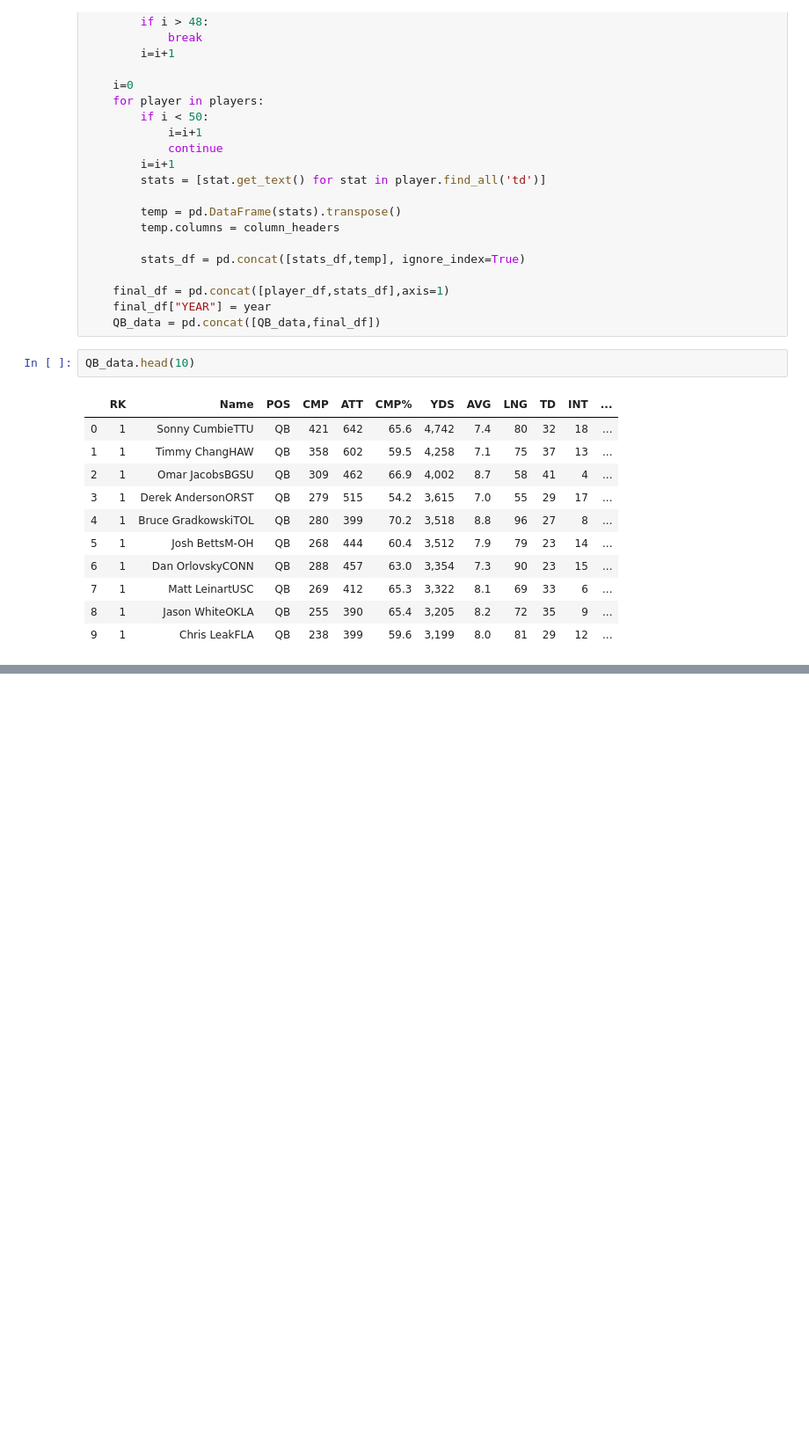
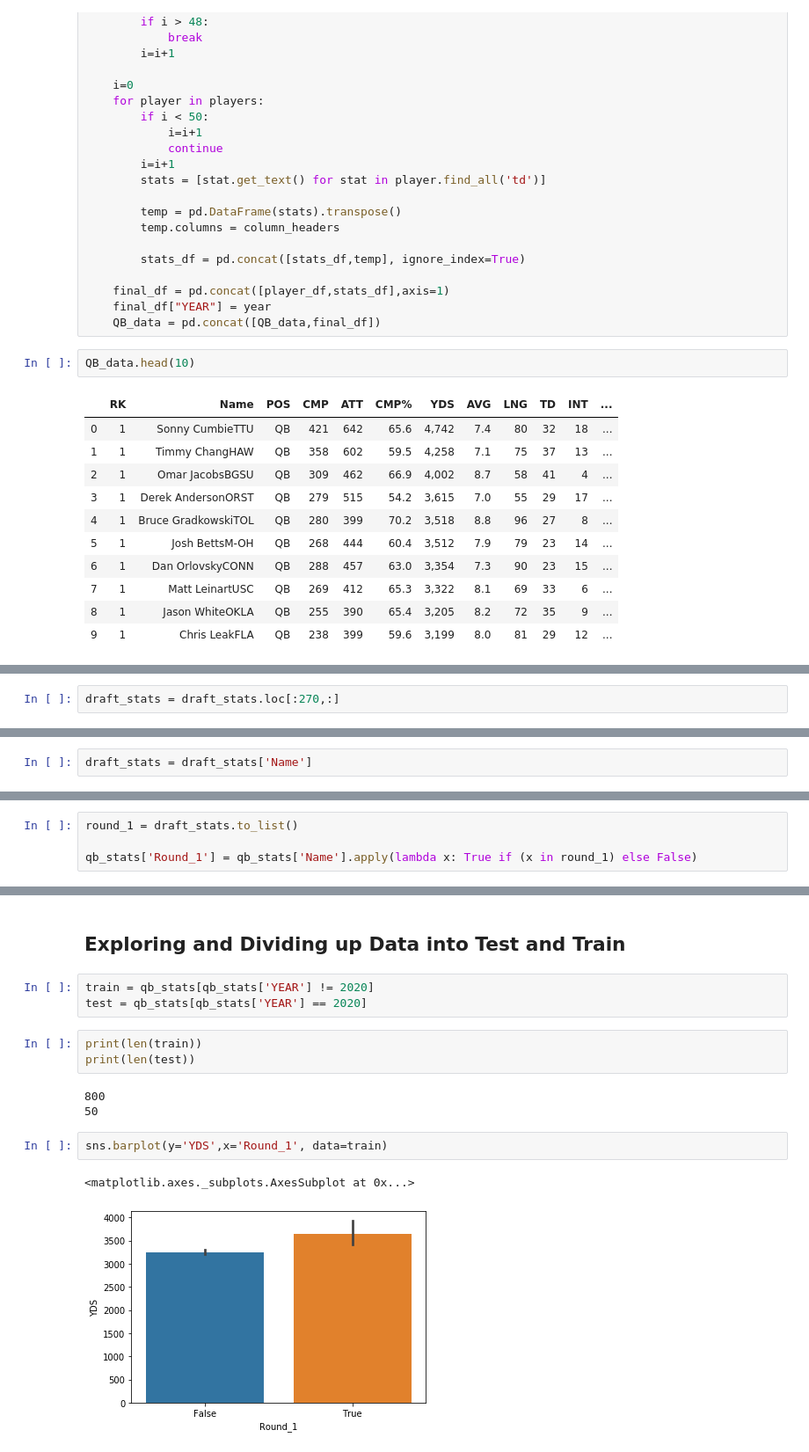
Before and after one commit to chad35/SportsProject, a Jupyter notebook: Project.ipynb, the cells around one changed output, grey strips where cells are left out. Shown: that part at 88% size. Cells and saved outputs as stored; diff of their text form; blank space fills up the shorter version.

```diff
--- a/Project.ipynb
+++ b/Project.ipynb
@@ -135,0 +263,2 @@ QB_data.tail(51)
+# %%
+draft_stats = draft_stats.loc[:270,:]
@@ -135,0 +274,2 @@ QB_data.tail(51)
+# %%
+draft_stats = draft_stats['Name']
@@ -135,0 +293,4 @@ QB_data.tail(51)
+# %%
+round_1 = draft_stats.to_list()
+
+qb_stats['Round_1'] = qb_stats['Name'].apply(lambda x: True if (x in round_1) else False)
@@ -135,0 +326,16 @@ QB_data.tail(51)
+# %% [markdown]
+## Exploring and Dividing up Data into Test and Train
+# %%
+train = qb_stats[qb_stats['YEAR'] != 2020]
+test = qb_stats[qb_stats['YEAR'] == 2020]
+# %%
+print(len(train))
+print(len(test))
+# %% [output]
+800
+50
+# %%
+sns.barplot(y='YDS',x='Round_1', data=train)
+# %% [output]
+<matplotlib.axes._subplots.AxesSubplot at 0x...>
+[figure, added]
```
Also changed, not shown: parts of 35 cells of this notebook, 1 other file.
